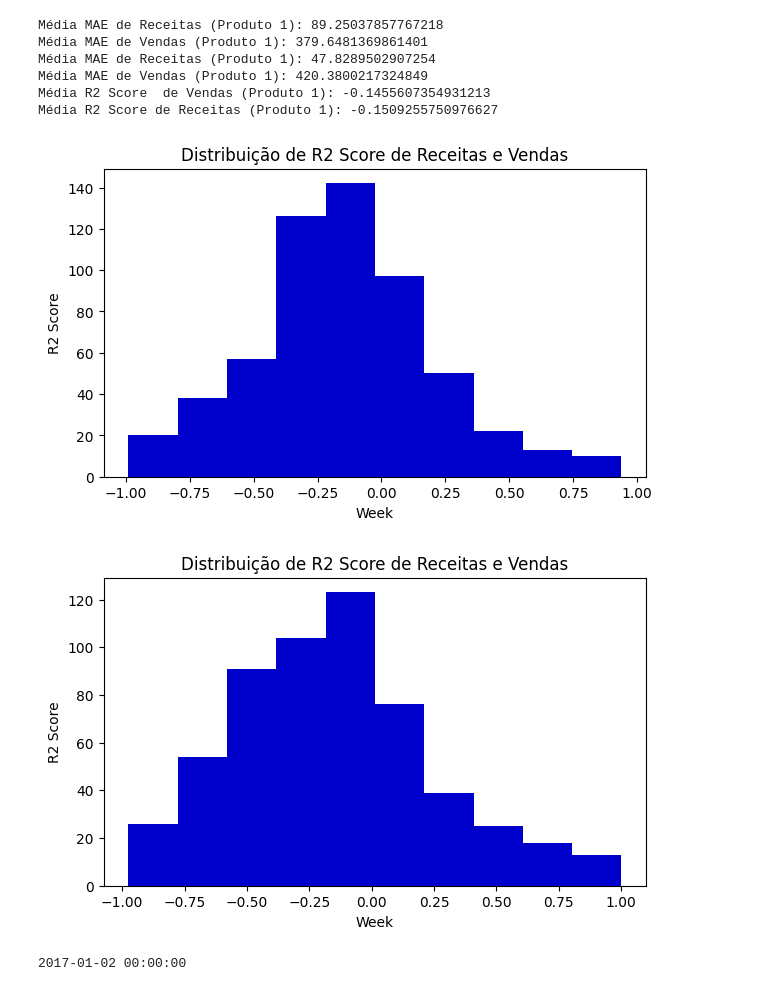
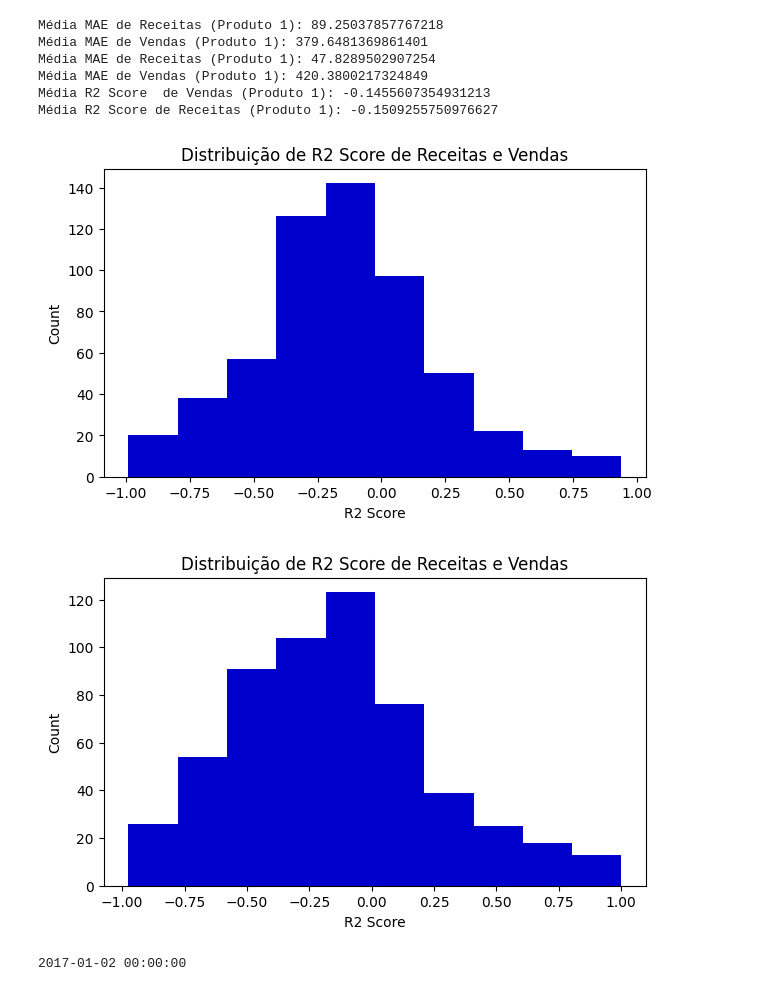
Before and after one commit to reiid00/MEIA-PROJ2, a Jupyter notebook: pre_processing_dataset.ipynb, the cells around one changed output. Saved outputs shown, nothing was run; the diff lists cells and outputs as text; code cells hidden in the pictures.

```diff
--- a/pre_processing_dataset.ipynb
+++ b/pre_processing_dataset.ipynb
@@ -49,7 +80,7 @@ from sklearn.metrics import mean_squared_error, mean_absolute_error, r2_score
 
 
 # Lemos o dataset
-df = pd.read_csv('dataset/revenue.csv')
+df = pd.read_csv('dataset/sales.csv')
 
 # Verificamos o dataset carregado
 print(df.head(5))
@@ -108,7 +200,7 @@ percent_missing.sort_values(ascending=False).head()
 df['year'] = df.date.dt.year
 df['month'] = df.date.dt.month
 df['week'] = df.date.dt.isocalendar().week
-df2 = df.groupby(["product_id", "year", "month", "week"]).agg({'revenue': ['sum'], 'revenue': ['sum'], 'stock': ['sum'], 'price': ['mean']}).reset_index()
+df2 = df.groupby(["product_id", "year", "month", "week"]).agg({'sales': ['sum'], 'revenue': ['sum'], 'stock': ['sum'], 'price': ['mean']}).reset_index()
 df2.columns = df2.columns.droplevel(1)
 df2['date'] = df2.apply(lambda row: datetime.strptime(f'{row.year} {row.week} 1', '%G %V %u'), axis=1)
 
@@ -254,6 +465,7 @@ def prepareBeforePredict(dataframe):
     # Preenchemos a primeira linha com o valor 0, dado que não existe registo anterior
     dataframe1['prev_sales'] = dataframe1['prev_sales'].fillna(0)
     dataframe1['prev_revenue'] = dataframe1['prev_revenue'].fillna(0)
+    dataframe1 = dataframe1.astype({'sales':'int', 'prev_sales':'int', 'revenue':'int', 'prev_revenue':'int'})
 
     return dataframe1
 
@@ -420,24 +632,24 @@ Média R2 Score de Receitas (Produto 1): -0.1509255750976627
 # %%
 
 def r2_distribution_sales(modelResults, title):
     fig, ax = plt.subplots(figsize=(7,4))
     plt.hist(modelResults.r2_sales, color='mediumblue')
 
-    ax.set(xlabel = "Week", ylabel = "R2 Score", title = title )
+    ax.set(xlabel = "R2 Score", ylabel = "Count", title = title )
 
 def r2_distribution_revenue(modelResults, title):
     fig, ax = plt.subplots(figsize=(7,4))
     plt.hist(modelResults.r2_revenue, color='mediumblue')
 
-    ax.set(xlabel = "Week", ylabel = "R2 Score", title = title )
+    ax.set(xlabel = "R2 Score", ylabel = "Count", title = title )
 
 
 # Verificamos a distribuição do R2 Score de todos os modelos obtidos
 r2_distribution_sales(modelResults[modelResults['r2_sales'] > -1], "Distribuição de R2 Score de Receitas e Vendas")
 r2_distribution_revenue(modelResults[modelResults['r2_revenue'] > -1], "Distribuição de R2 Score de Receitas e Vendas")
 # %% [output]
-[figure, old version]
+[figure, new version]
-[figure, old version]
+[figure, new version]
 # %%
 
 from datetime import datetime
```
Also changed, not shown: parts of 20 cells of this notebook.
